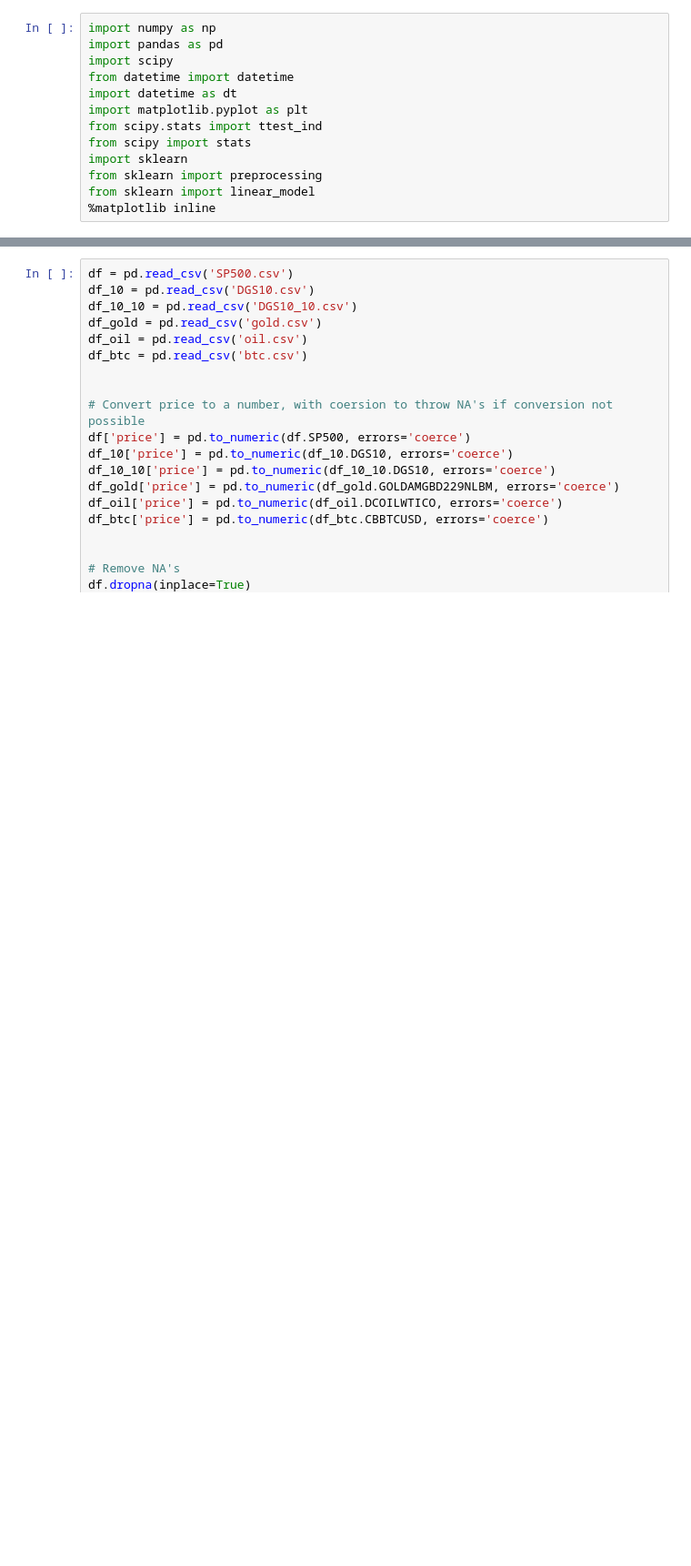
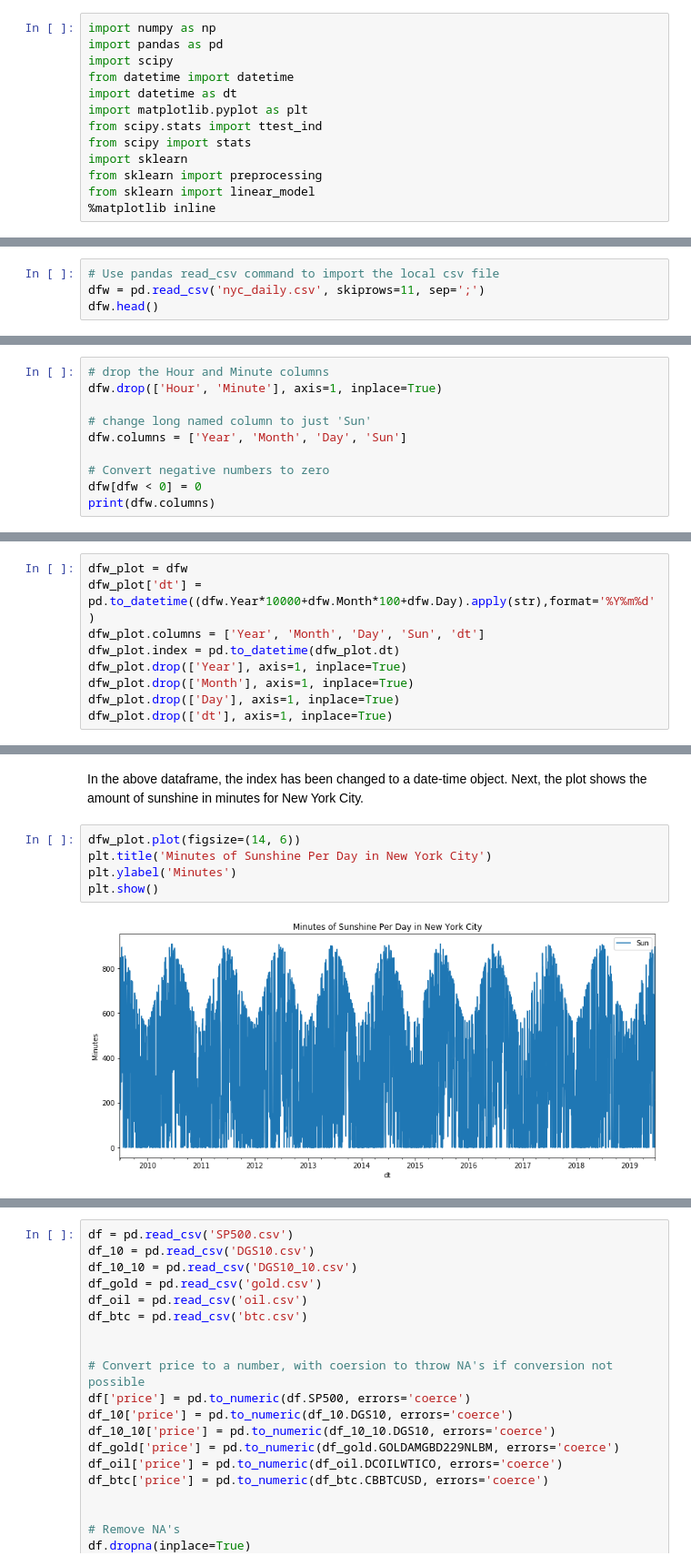
Before and after one commit to etterfred/Thinkful, a Jupyter notebook: btc.ipynb, the cells around one changed output, grey strips where cells are left out. Shown at 91% size. Cells and saved outputs as stored; diff of their text form; blank space fills up the shorter version.

```diff
--- a/btc.ipynb
+++ b/btc.ipynb
@@ -15,0 +46,4 @@ from sklearn import linear_model
+# %%
+# Use pandas read_csv command to import the local csv file
+dfw = pd.read_csv('nyc_daily.csv', skiprows=11, sep=';')
+dfw.head()
@@ -15,0 +59,10 @@ from sklearn import linear_model
+# %%
+# drop the Hour and Minute columns
+dfw.drop(['Hour', 'Minute'], axis=1, inplace=True)
+
+# change long named column to just 'Sun'
+dfw.columns = ['Year', 'Month', 'Day', 'Sun']
+
+# Convert negative numbers to zero
+dfw[dfw < 0] = 0
+print(dfw.columns)
@@ -15,0 +84,9 @@ from sklearn import linear_model
+# %%
+dfw_plot = dfw
+dfw_plot['dt'] = pd.to_datetime((dfw.Year*10000+dfw.Month*100+dfw.Day).apply(str),format='%Y%m%d')
+dfw_plot.columns = ['Year', 'Month', 'Day', 'Sun', 'dt']
+dfw_plot.index = pd.to_datetime(dfw_plot.dt)
+dfw_plot.drop(['Year'], axis=1, inplace=True)
+dfw_plot.drop(['Month'], axis=1, inplace=True)
+dfw_plot.drop(['Day'], axis=1, inplace=True)
+dfw_plot.drop(['dt'], axis=1, inplace=True)
@@ -15,0 +108,9 @@ from sklearn import linear_model
+# %% [markdown]
+In the above dataframe, the index has been changed to a date-time object.  Next, the plot shows the amount of sunshine in minutes for New York City.
+# %%
+dfw_plot.plot(figsize=(14, 6))
+plt.title('Minutes of Sunshine Per Day in New York City')
+plt.ylabel('Minutes')
+plt.show()
+# %% [output]
+[figure, added]
```
Also changed, not shown: parts of 98 cells of this notebook.
